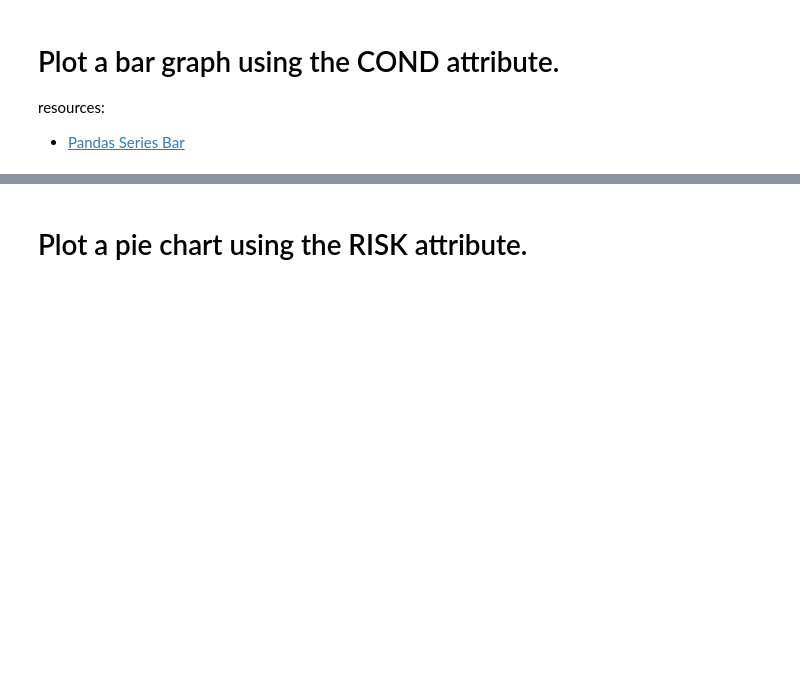
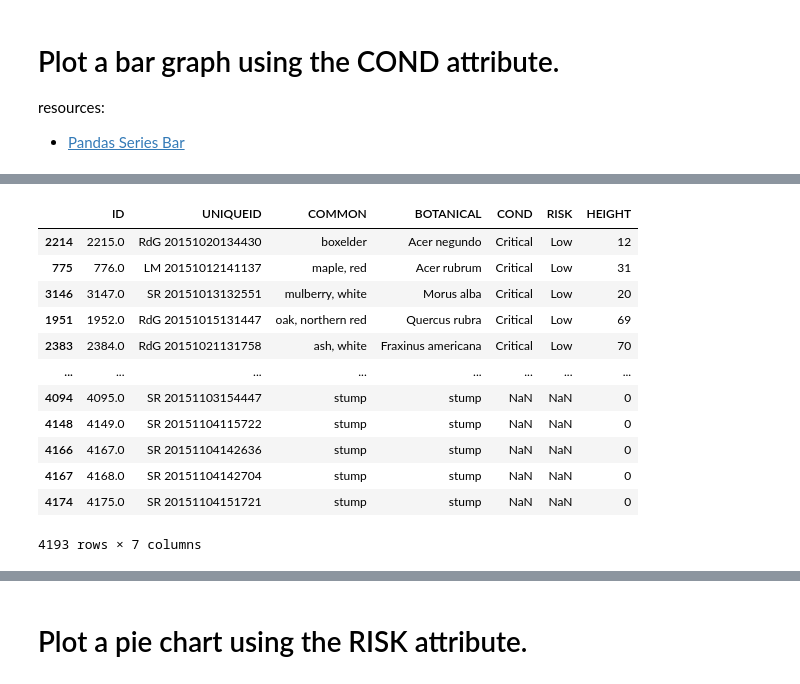
Before and after one commit to malbt/DataEngineering.Labs.CityOfNewarkDETreeSurvey, a Jupyter notebook: newark_de_tree_survey.ipynb, the cells around one changed output, grey strips where cells are left out. Saved outputs shown, nothing was run; the diff lists cells and outputs as text; code cells hidden in the pictures; blank space fills up the shorter version.

```diff
--- a/newark_de_tree_survey.ipynb
+++ b/newark_de_tree_survey.ipynb
@@ -170,3 +182,19 @@ resources:
 # %%
+
 # Were these already in the order you would want them to be in order for a graph to make sense?
 # If not, reorder  the Series.
+df_lab.sort_values(by='COND')
+# %% [output]
+|  | ID | UNIQUEID | COMMON | BOTANICAL | COND | RISK | HEIGHT |
+| 2214 | 2215.0 | RdG 20151020134430 | boxelder | Acer negundo | Critical | Low | 12 |
+| 775 | 776.0 | LM 20151012141137 | maple, red | Acer rubrum | Critical | Low | 31 |
+| 3146 | 3147.0 | SR 20151013132551 | mulberry, white | Morus alba | Critical | Low | 20 |
+| 1951 | 1952.0 | RdG 20151015131447 | oak, northern red | Quercus rubra | Critical | Low | 69 |
+| 2383 | 2384.0 | RdG 20151021131758 | ash, white | Fraxinus americana | Critical | Low | 70 |
+| ... | ... | ... | ... | ... | ... | ... | ... |
+| 4094 | 4095.0 | SR 20151103154447 | stump | stump | NaN | NaN | 0 |
+| 4148 | 4149.0 | SR 20151104115722 | stump | stump | NaN | NaN | 0 |
+| 4166 | 4167.0 | SR 20151104142636 | stump | stump | NaN | NaN | 0 |
+| 4167 | 4168.0 | SR 20151104142704 | stump | stump | NaN | NaN | 0 |
+| 4174 | 4175.0 | SR 20151104151721 | stump | stump | NaN | NaN | 0 |
+4193 rows × 7 columns
```
Also changed, not shown: parts of 21 cells of this notebook.
